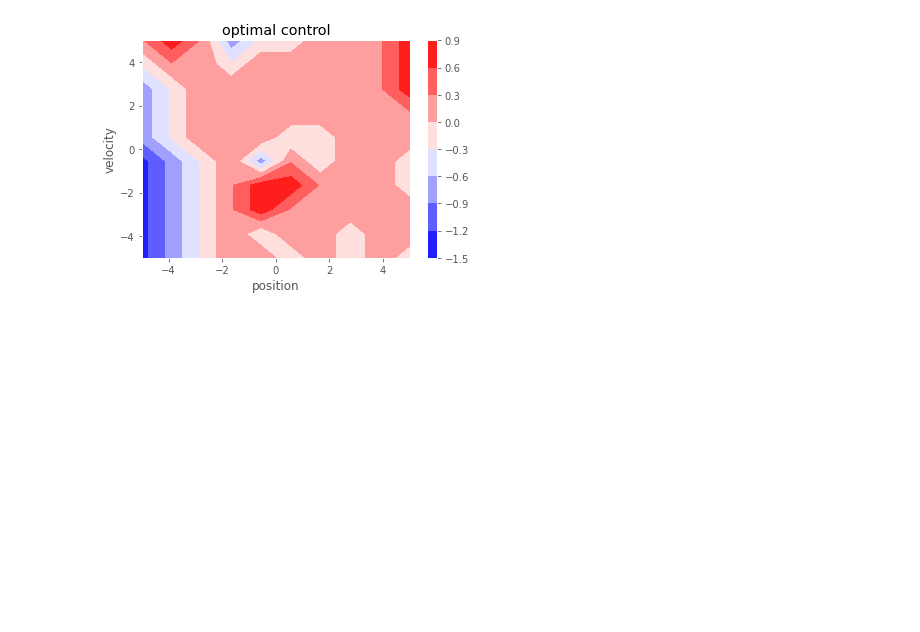
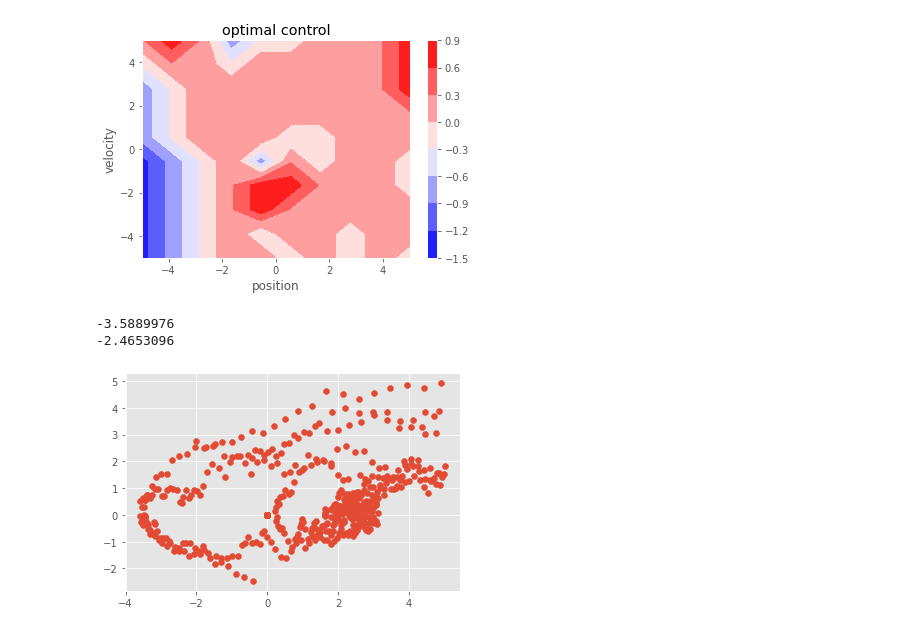
Before and after one commit to JopNiessen/DualControl, a Jupyter notebook: SAC_Equinox.ipynb, the cells around one changed output. Saved outputs shown, nothing was run; the diff lists cells and outputs as text; code cells hidden in the pictures; blank space fills up the shorter version.

```diff
--- a/SAC_Equinox.ipynb
+++ b/SAC_Equinox.ipynb
@@ -168,3 +190,14 @@ plt.title('optimal control')
 plt.show()
 # %% [output]
 [figure]
+# %%
+x = SAC.ReplayBuffer.data_points[:,0]
+y = SAC.ReplayBuffer.data_points[:,1]
+
+plt.scatter(x, y)
+print(jnp.min(x))
+print(jnp.min(y))
+# %% [output]
+-3.5889976
+-2.4653096
+[figure, added]
```
Also changed, not shown: parts of 6 cells of this notebook, 7 other files.
